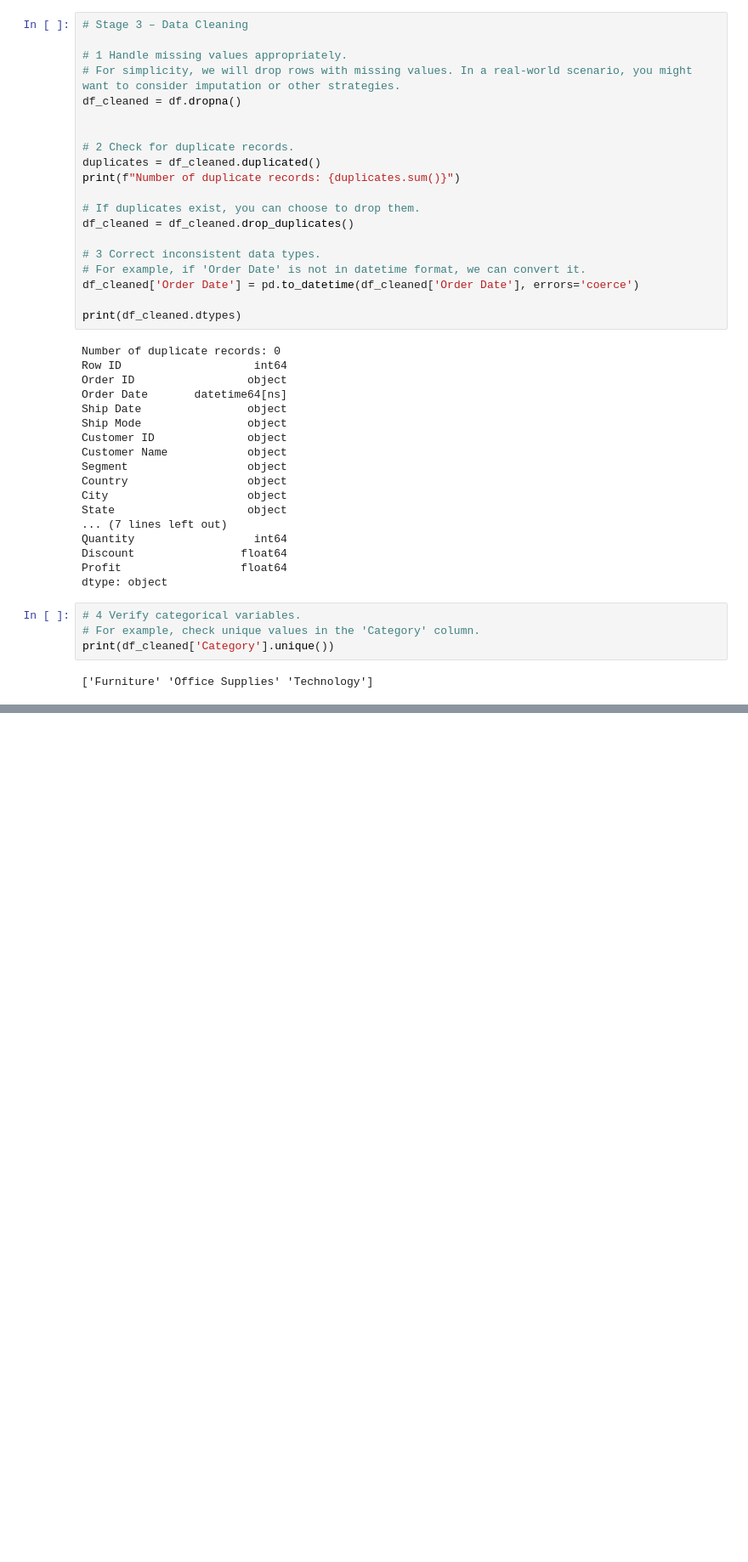
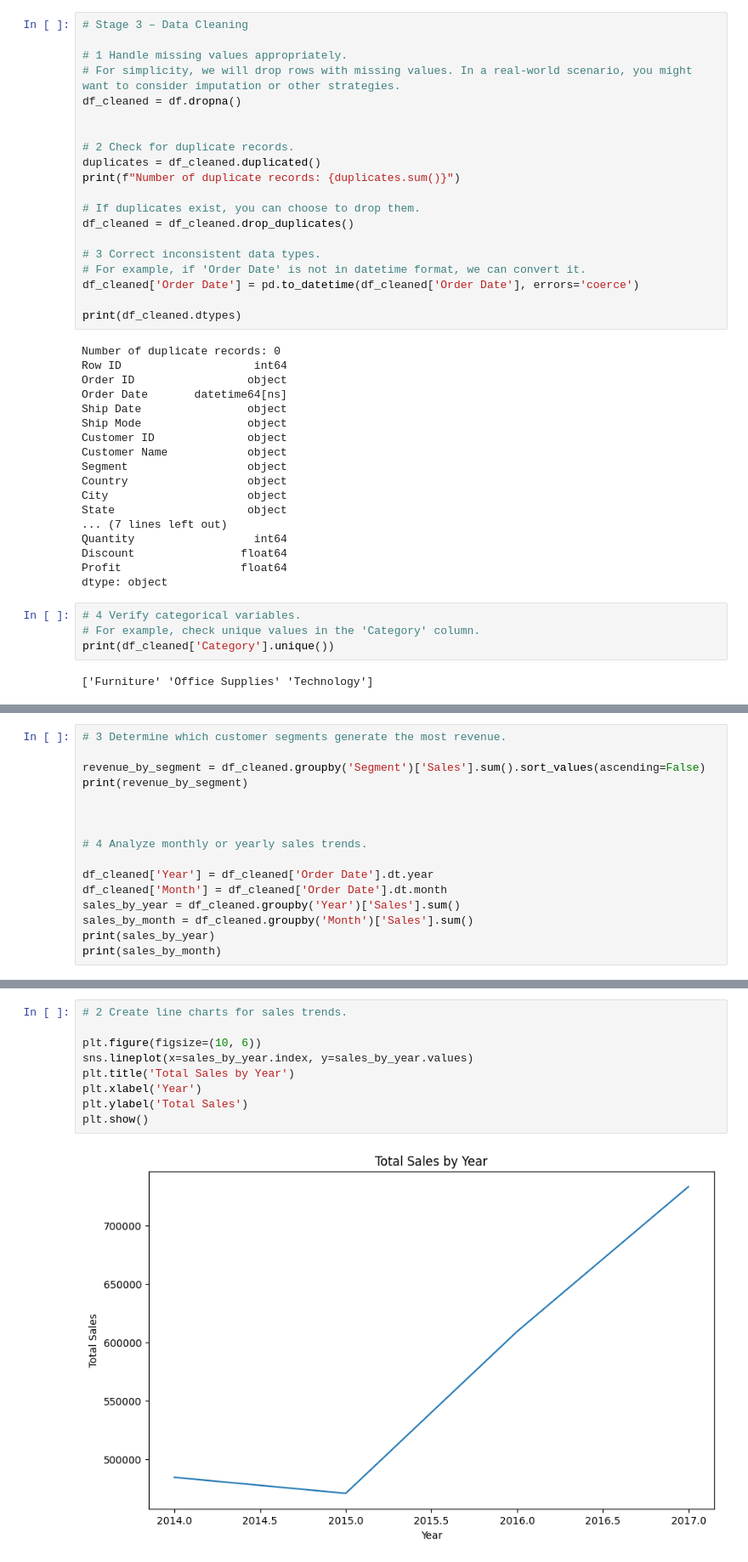
Before and after one commit to om1dev/retail-sales-eda, a Jupyter notebook: notebooks/notebbok1.ipynb, the cells around one changed output, grey strips where cells are left out. Shown at 85% size. Drawn from its saved outputs; the diff is of its cells as text; blank space fills up the shorter version.

```diff
--- a/notebooks/notebbok1.ipynb
+++ b/notebooks/notebbok1.ipynb
@@ -160,0 +183,16 @@ print(df_cleaned['Category'].unique())
+# %%
+# 3 Determine which customer segments generate the most revenue.
+
+revenue_by_segment = df_cleaned.groupby('Segment')['Sales'].sum().sort_values(ascending=False)
+print(revenue_by_segment)
+
+
+
+# 4 Analyze monthly or yearly sales trends.
+
+df_cleaned['Year'] = df_cleaned['Order Date'].dt.year
+df_cleaned['Month'] = df_cleaned['Order Date'].dt.month
+sales_by_year = df_cleaned.groupby('Year')['Sales'].sum()
+sales_by_month = df_cleaned.groupby('Month')['Sales'].sum()
+print(sales_by_year)
+print(sales_by_month)
@@ -160,0 +232,11 @@ print(df_cleaned['Category'].unique())
+# %%
+# 2 Create line charts for sales trends.
+
+plt.figure(figsize=(10, 6))
+sns.lineplot(x=sales_by_year.index, y=sales_by_year.values)
+plt.title('Total Sales by Year')
+plt.xlabel('Year')
+plt.ylabel('Total Sales')
+plt.show()
+# %% [output]
+[figure, added]
```
Also changed, not shown: parts of 9 cells of this notebook.
